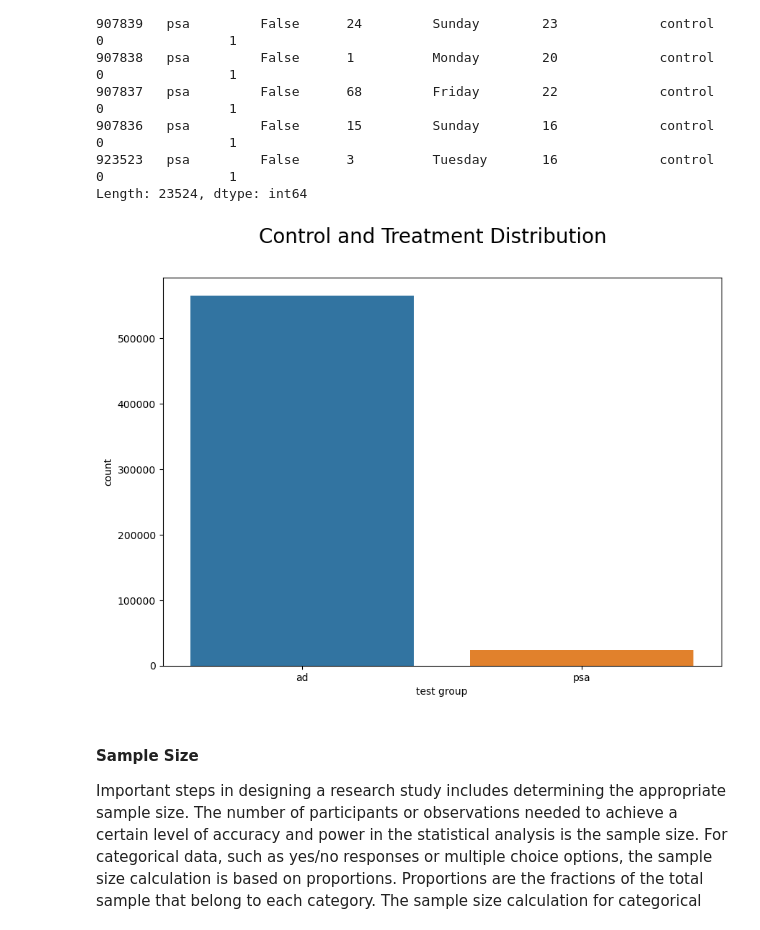
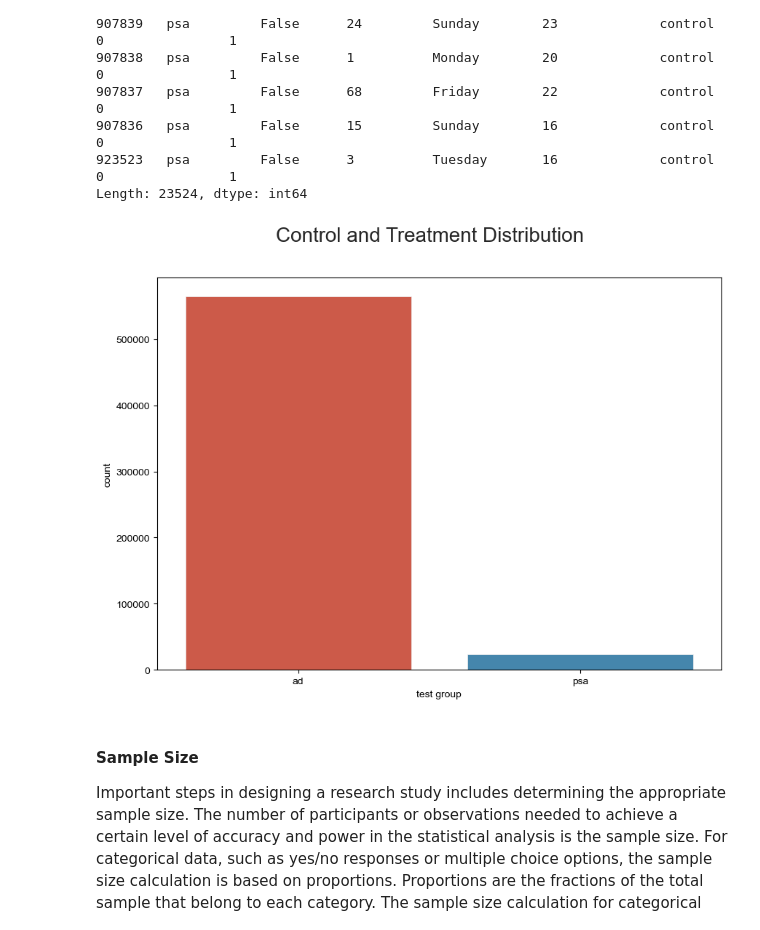
Before and after one commit to akhmadtaufik/project-ab-test, a Jupyter notebook: project.ipynb, the cells around one changed output. Saved outputs shown, nothing was run; the diff lists cells and outputs as text; code cells hidden in the pictures.

```diff
--- a/project.ipynb
+++ b/project.ipynb
@@ -272,19 +282,24 @@ user id  test group  converted  total ads  most ads day  most ads hour  group
 Length: 23524, dtype: int64
 # %%
 fig, ax = plt.subplots(nrows=1, ncols=1, figsize=(10, 7))
+
+# Styling plot
+sns.set_style("darkgrid")
+sns.set_palette("pastel")
+plt.style.use('ggplot')
 
 # Plot the distribution of the test group
 sns.countplot(
     x='test group',
     data=df,
     ax=ax
 )
 
 fig.suptitle('Control and Treatment Distribution', fontsize=20)
 
 plt.show()
 # %% [output]
-[figure, old version]
+[figure, new version]
 # %% [markdown]
 #### Sample Size
 
```
Also changed, not shown: parts of 67 cells of this notebook.
